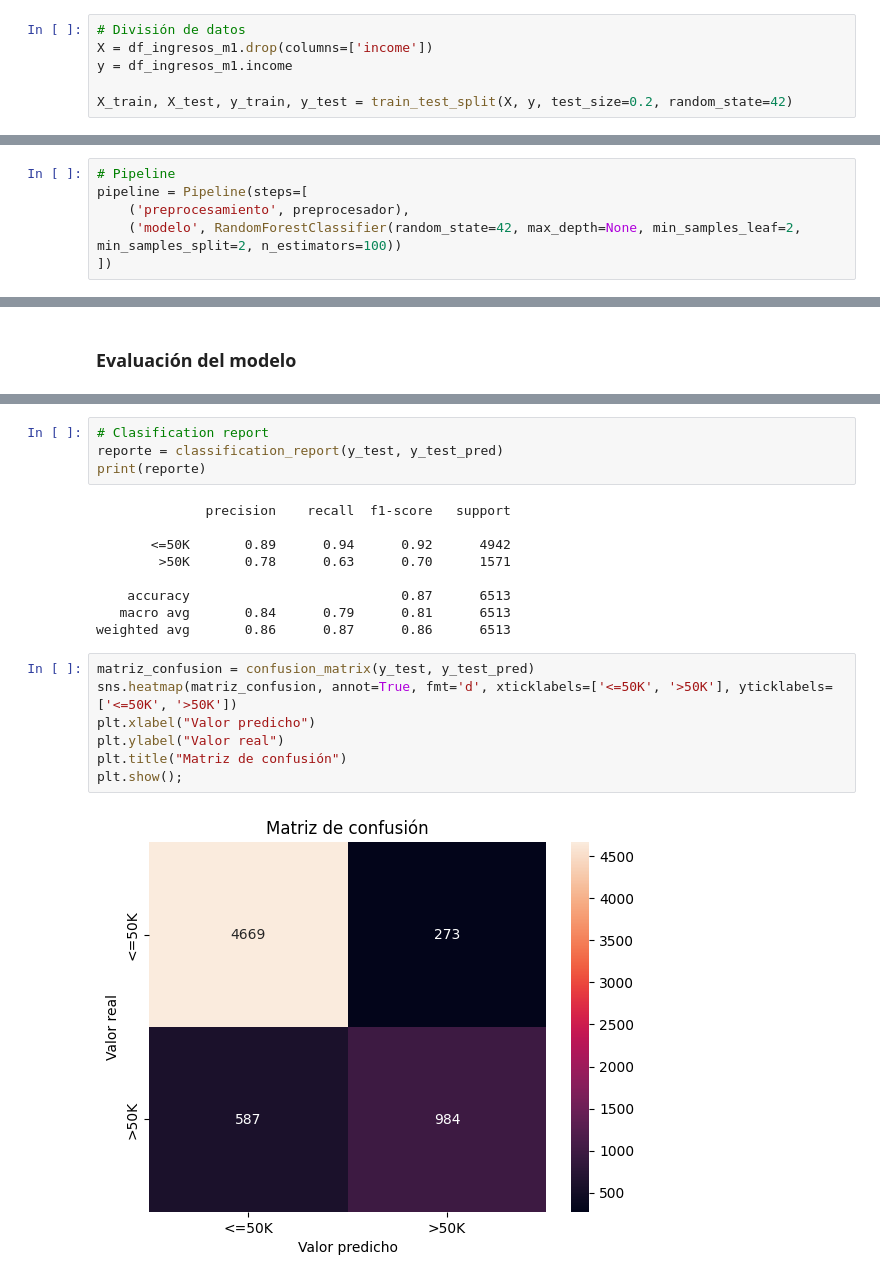
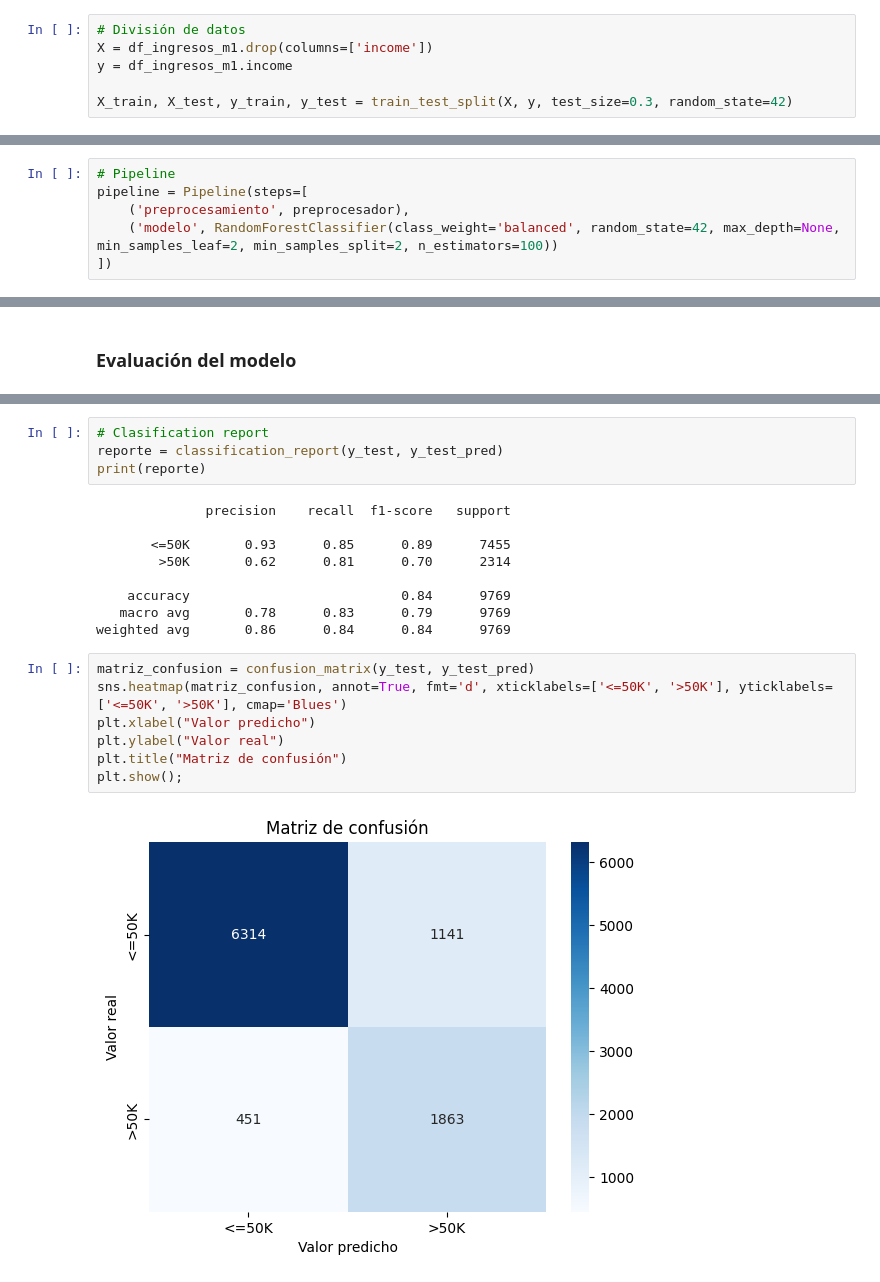
Before and after one commit to alexanderarm10/RandomForest_-_DecisionTree, a Jupyter notebook: Clasificación_de_ingresos/Notebooks/02_modelo_2_ingresos.ipynb, the cells around one changed output, grey strips where cells are left out. Drawn from its saved outputs; the diff is of its cells as text.

```diff
--- a/Clasificación_de_ingresos/Notebooks/02_modelo_2_ingresos.ipynb
+++ b/Clasificación_de_ingresos/Notebooks/02_modelo_2_ingresos.ipynb
@@ -30,7 +30,7 @@ df_ingresos_m1.head()
 X = df_ingresos_m1.drop(columns=['income'])
 y = df_ingresos_m1.income
 
-X_train, X_test, y_train, y_test = train_test_split(X, y, test_size=0.2, random_state=42)
+X_train, X_test, y_train, y_test = train_test_split(X, y, test_size=0.3, random_state=42)
 # %% [markdown]
 ### Creación del pipeline
 # %%
@@ -46,6 +46,6 @@ preprocesador = ColumnTransformer(transformers=[
 # Pipeline
 pipeline = Pipeline(steps=[
     ('preprocesamiento', preprocesador),
-    ('modelo', RandomForestClassifier(random_state=42, max_depth=None, min_samples_leaf=2, min_samples_split=2, n_estimators=100))
+    ('modelo', RandomForestClassifier(class_weight='balanced', random_state=42, max_depth=None, min_samples_leaf=2, min_samples_split=2, n_estimators=100))
 ])
 # %%
@@ -74,18 +95,18 @@ print(reporte)
 # %% [output]
               precision    recall  f1-score   support
 
-       <=50K       0.89      0.94      0.92      4942
-        >50K       0.78      0.63      0.70      1571
+       <=50K       0.93      0.85      0.89      7455
+        >50K       0.62      0.81      0.70      2314
 
-    accuracy                           0.87      6513
-   macro avg       0.84      0.79      0.81      6513
-weighted avg       0.86      0.87      0.86      6513
+    accuracy                           0.84      9769
+   macro avg       0.78      0.83      0.79      9769
+weighted avg       0.86      0.84      0.84      9769
 # %%
 matriz_confusion = confusion_matrix(y_test, y_test_pred)
-sns.heatmap(matriz_confusion, annot=True, fmt='d', xticklabels=['<=50K', '>50K'], yticklabels=['<=50K', '>50K'])
+sns.heatmap(matriz_confusion, annot=True, fmt='d', xticklabels=['<=50K', '>50K'], yticklabels=['<=50K', '>50K'], cmap='Blues')
 plt.xlabel("Valor predicho")
 plt.ylabel("Valor real")
 plt.title("Matriz de confusión")
 plt.show();
 # %% [output]
-[figure, old version]
+[figure, new version]
```
Also changed, not shown: parts of 4 cells of this notebook, 4 other files.
